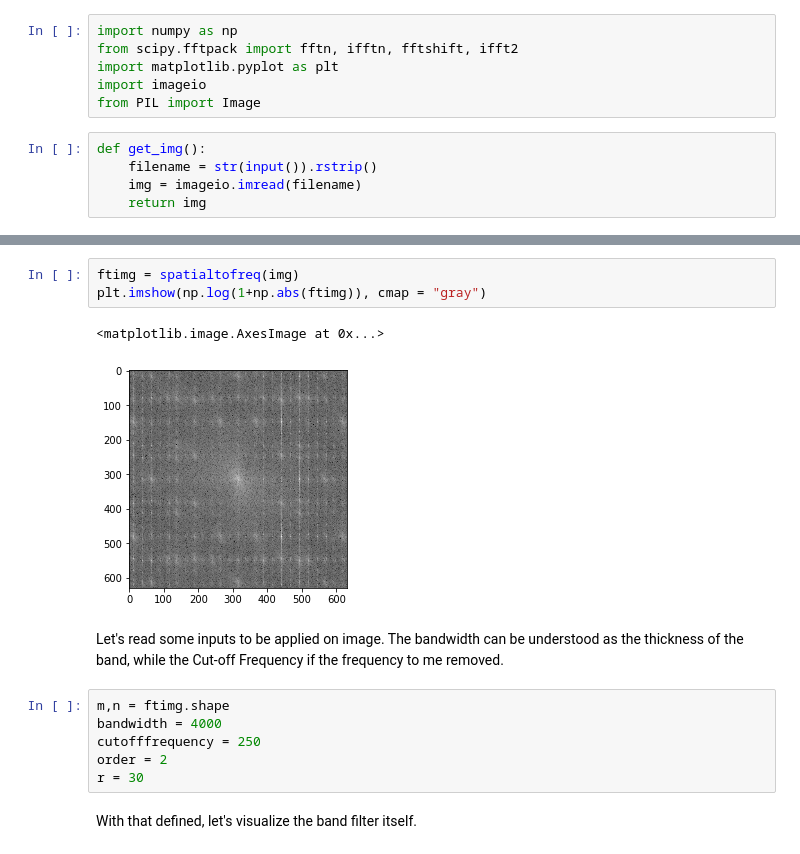
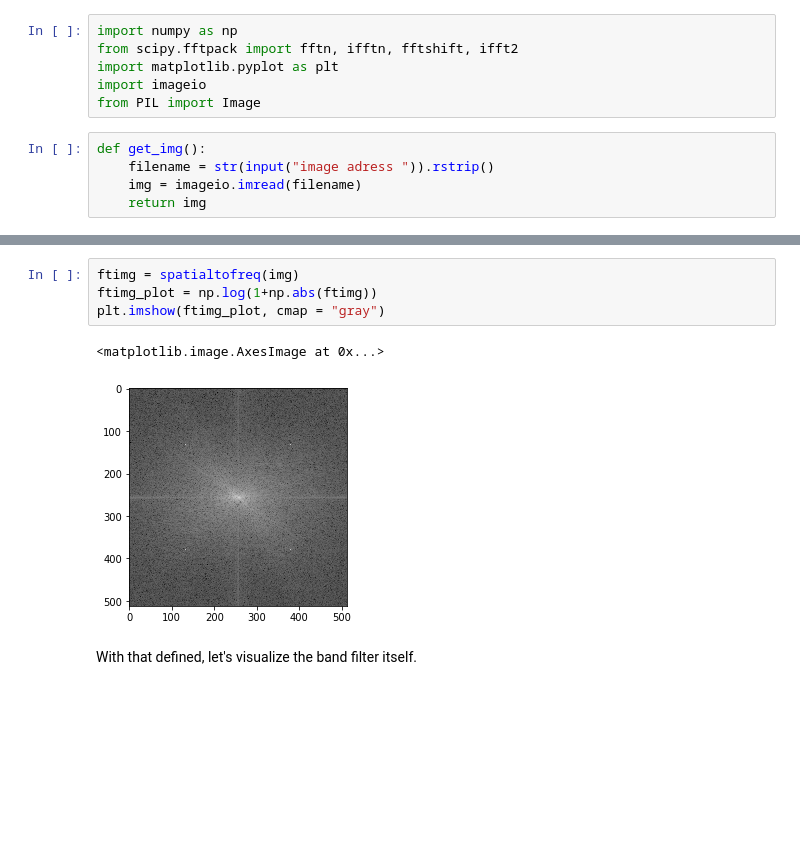
Before and after one commit to ggazetta/SCC5830_Project, a Jupyter notebook: final_project.ipynb, the cells around one changed output, grey strips where cells are left out. Drawn from its saved outputs; the diff is of its cells as text; blank space fills up the shorter version.

```diff
--- a/final_project.ipynb
+++ b/final_project.ipynb
@@ -16,7 +21,7 @@ import imageio
 from PIL import Image
 # %%
 def get_img():
-    filename = str(input()).rstrip()
+    filename = str(input("image adress ")).rstrip()
     img = imageio.imread(filename)
     return img
 # %%
@@ -99,16 +118,9 @@ def createBandFilter(m, n, type, cutofffrequency, bandwidth, order):
 # %%
 ftimg = spatialtofreq(img)
-plt.imshow(np.log(1+np.abs(ftimg)), cmap = "gray")
+ftimg_plot = np.log(1+np.abs(ftimg))
+plt.imshow(ftimg_plot, cmap = "gray")
 # %% [output]
 <matplotlib.image.AxesImage at 0x...>
-[figure, old version]
+[figure, new version]
-# %% [markdown]
-Let's read some inputs to be applied on image. The bandwidth can be understood as the thickness of the band, while the Cut-off Frequency if the frequency to me removed.
-# %%
-m,n = ftimg.shape
-bandwidth = 4000
-cutofffrequency = 250
-order = 2
-r = 30
 # %% [markdown]
 With that defined, let's visualize the band filter itself.
```
Also changed, not shown: parts of 19 cells of this notebook.
